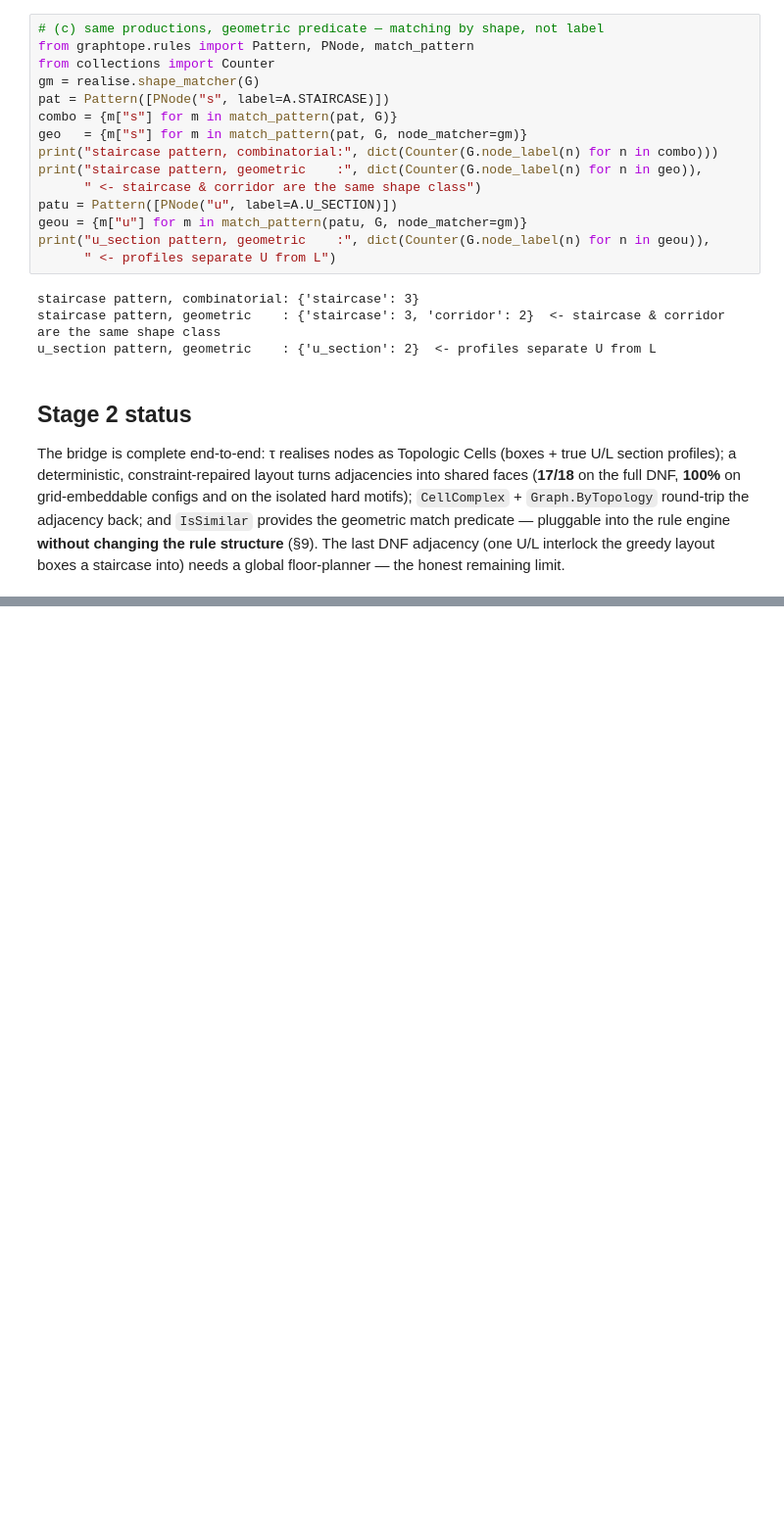
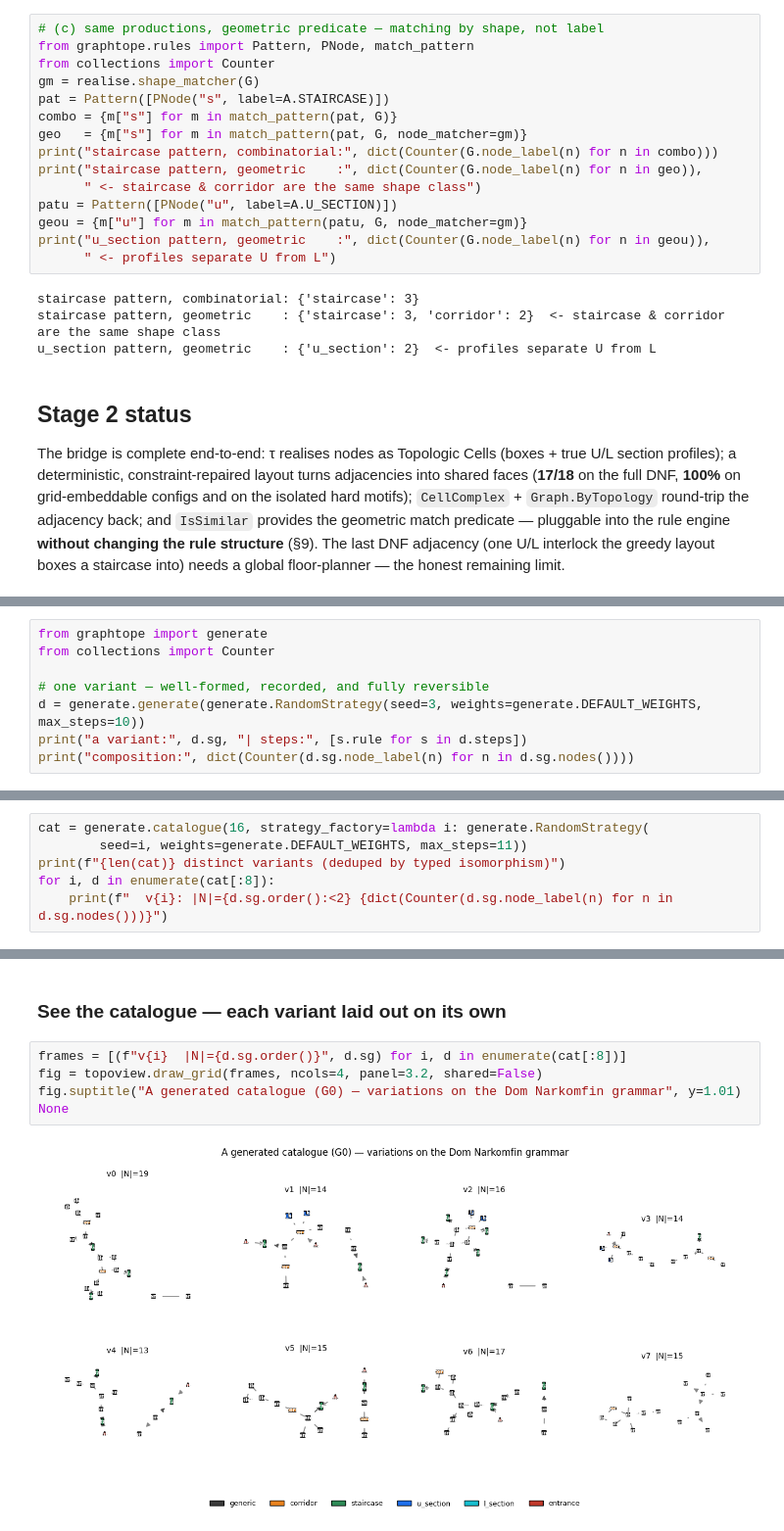
Before and after one commit to arlav/graphtope, a Jupyter notebook: notebooks/01_graphtope.ipynb, the cells around one changed output, grey strips where cells are left out. Shown at 98% size. Cells and saved outputs as stored; diff of their text form; blank space fills up the shorter version.

```diff
--- a/notebooks/01_graphtope.ipynb
+++ b/notebooks/01_graphtope.ipynb
@@ -662,0 +671,8 @@ into) needs a global floor-planner — the honest remaining limit.
+# %%
+from graphtope import generate
+from collections import Counter
+
+# one variant — well-formed, recorded, and fully reversible
+d = generate.generate(generate.RandomStrategy(seed=3, weights=generate.DEFAULT_WEIGHTS, max_steps=10))
+print("a variant:", d.sg, "| steps:", [s.rule for s in d.steps])
+print("composition:", dict(Counter(d.sg.node_label(n) for n in d.sg.nodes())))
@@ -662,0 +684,6 @@ into) needs a global floor-planner — the honest remaining limit.
+# %%
+cat = generate.catalogue(16, strategy_factory=lambda i: generate.RandomStrategy(
+        seed=i, weights=generate.DEFAULT_WEIGHTS, max_steps=11))
+print(f"{len(cat)} distinct variants (deduped by typed isomorphism)")
+for i, d in enumerate(cat[:8]):
+    print(f"  v{i}: |N|={d.sg.order():<2} {dict(Counter(d.sg.node_label(n) for n in d.sg.nodes()))}")
@@ -662,0 +700,9 @@ into) needs a global floor-planner — the honest remaining limit.
+# %% [markdown]
+### See the catalogue — each variant laid out on its own
+# %%
+frames = [(f"v{i}  |N|={d.sg.order()}", d.sg) for i, d in enumerate(cat[:8])]
+fig = topoview.draw_grid(frames, ncols=4, panel=3.2, shared=False)
+fig.suptitle("A generated catalogue (G0) — variations on the Dom Narkomfin grammar", y=1.01)
+None
+# %% [output]
+[figure, added]
```
Also changed, not shown: parts of 32 cells of this notebook, 21 other files.
